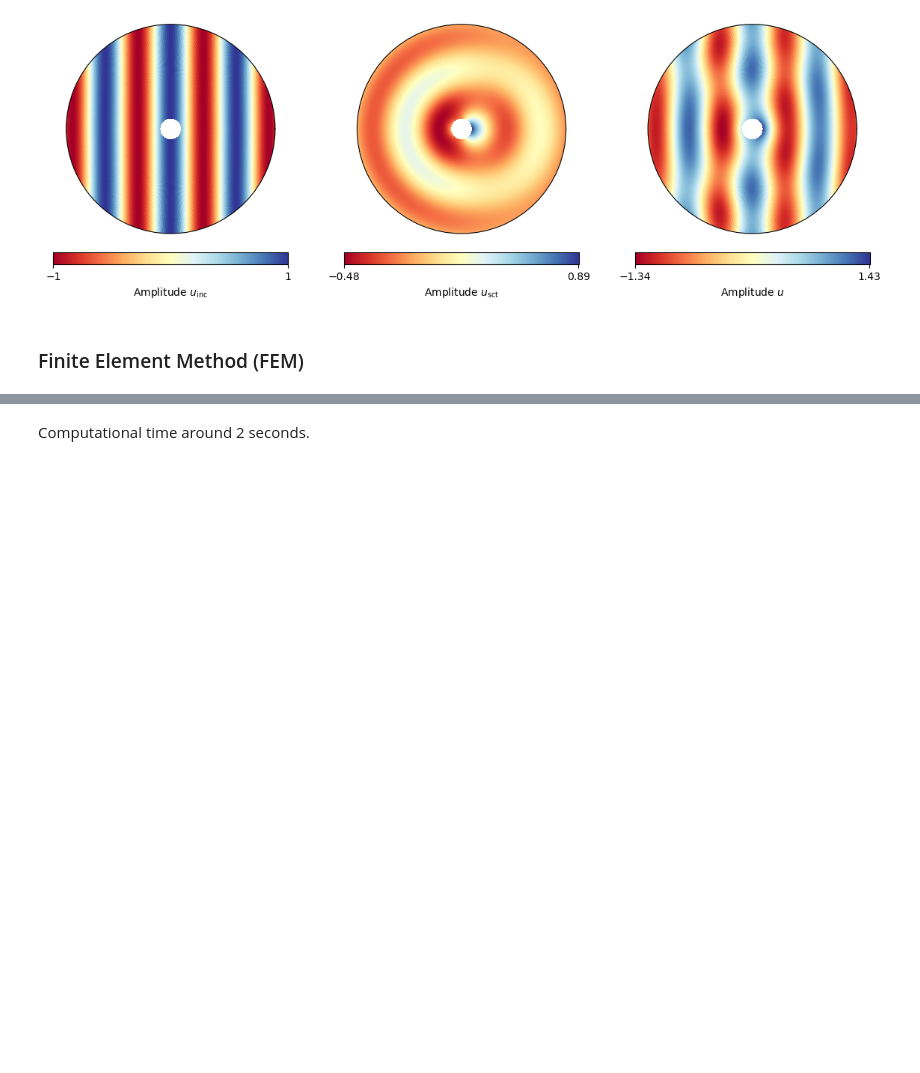
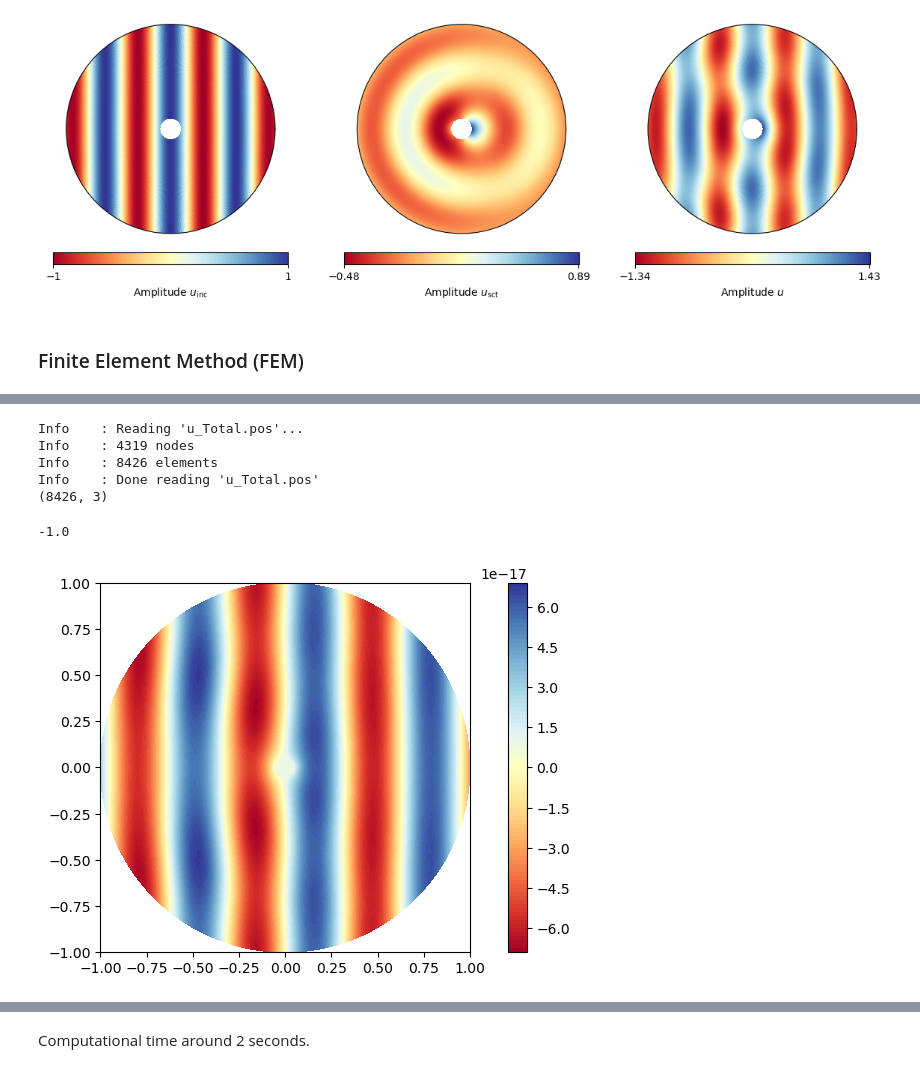
Before and after one commit to oscar-rincon/scattering-problem, a Jupyter notebook: main/plot_scat_cylinder.ipynb, the cells around one changed output, grey strips where cells are left out. Saved outputs shown, nothing was run; the diff lists cells and outputs as text; code cells hidden in the pictures; blank space fills up the shorter version.

```diff
--- a/main/plot_scat_cylinder.ipynb
+++ b/main/plot_scat_cylinder.ipynb
@@ -41,0 +34,61 @@ plot_mesh(mesh)
+# %%
+import gmsh
+import numpy as np
+import matplotlib.pyplot as plt
+import meshio
+
+# Initialize gmsh and read the mesh file
+gmsh.initialize()
+gmsh.open("u_Total.pos")
+
+# Extract nodes and elements
+node_tags, node_coords, _ = gmsh.model.mesh.getNodes()
+element_types, element_tags, element_node_tags = gmsh.model.mesh.getElements()
+
+# Convert element_node_tags to a NumPy array and reshape it
+elemets = np.array(element_node_tags[0]).reshape(-1, 3)
+
+# Extract the 'u' data from the mesh file
+u_data = gmsh.view.getHomogeneousModelData(0, 1)
+u_id = u_data[1]
+u_data = np.array(u_data[2]).reshape(-1, 3)
+
+# Close gmsh
+gmsh.finalize()
+
+#u_values = np.array([np.sum(values) for values in u_data[2]])
+# Reshape node coordinates (each node has 3 coordinates: x, y, z)
+node_coords = node_coords.reshape(-1, 3)
+
+# Verificar la nueva forma del arreglo de elementos
+print(np.shape(elemets))
+# %% [output]
+Info    : Reading 'u_Total.pos'...
+Info    : 4319 nodes
+Info    : 8426 elements
+Info    : Done reading 'u_Total.pos'
+(8426, 3)
+# %%
+# Crear el diccionario
+node_u_data_dict = {}
+for elem, u_vals in zip(elemets, u_data):
+    for node, u_val in zip(elem, u_vals):
+        node_u_data_dict[node] = u_val
+
+
+
+# Crear el diccionario node_tags -> node_coords
+node_coords_dict = {}
+for tag, coord in zip(node_tags, node_coords):
+    node_coords_dict[tag] = coord
+
+
+
+# Añadir los valores de desplazamiento a las coordenadas de los nodos
+for tag, coord in zip(node_tags, node_coords):
+    node_coords_dict[tag][2] = node_u_data_dict[tag]
+
+
+
+# Crear un nuevo arreglo de nodos con los valores de desplazamiento
+pts = np.array([coord for coord in node_coords_dict.values()])
@@ -41,0 +97,12 @@ plot_mesh(mesh)
+# %%
+np.min(pts[:,1])
+# %% [output]
+-1.0
+# %%
+fig = plt.figure()
+plt.tricontourf(pts[:,0], pts[:,1], pts[:,2]*np.exp(1j*np.pi/2), cmap="RdYlBu", levels=100)
+plt.colorbar()
+plt.axis("image")
+plt.show()
+# %% [output]
+[figure, added]
```
Also changed, not shown: parts of 6 cells of this notebook, 3 other files.
